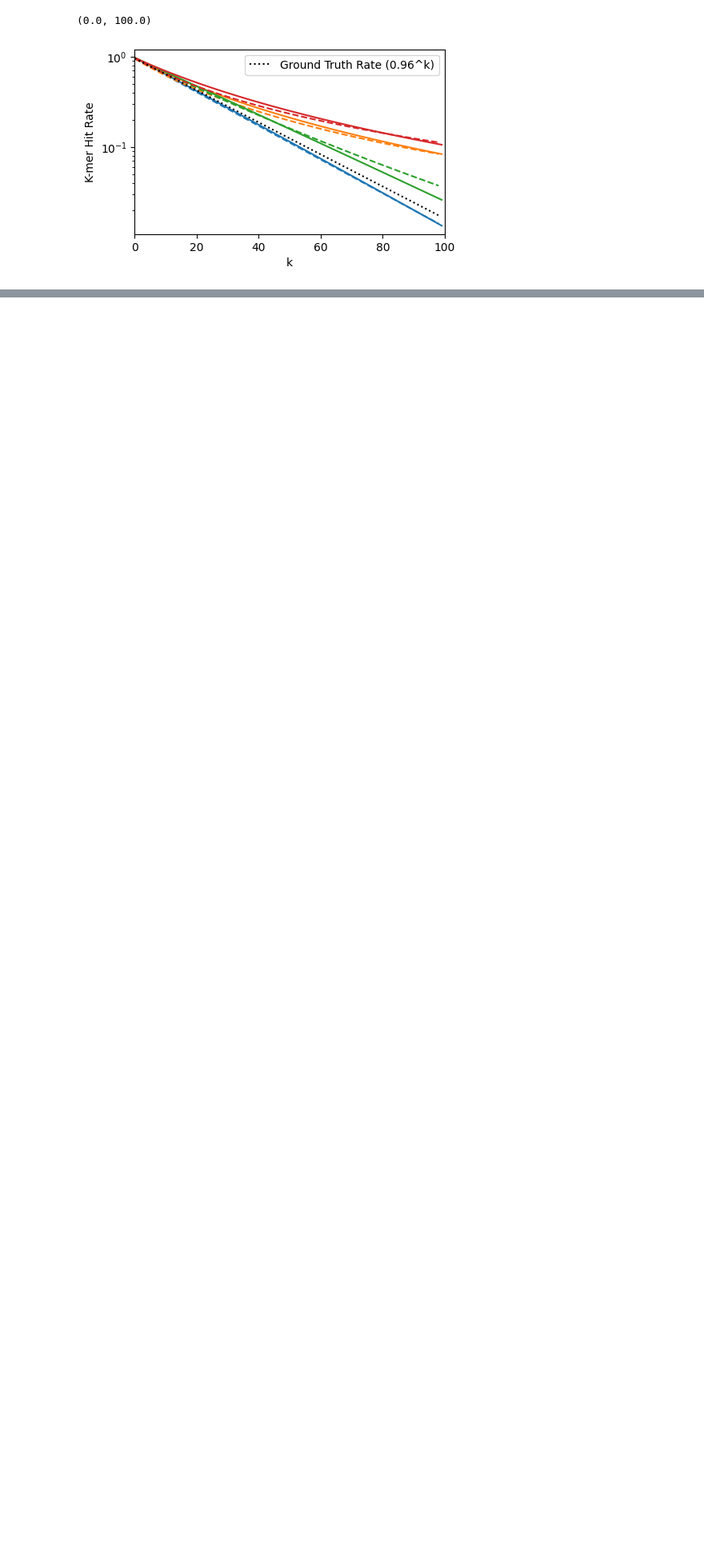
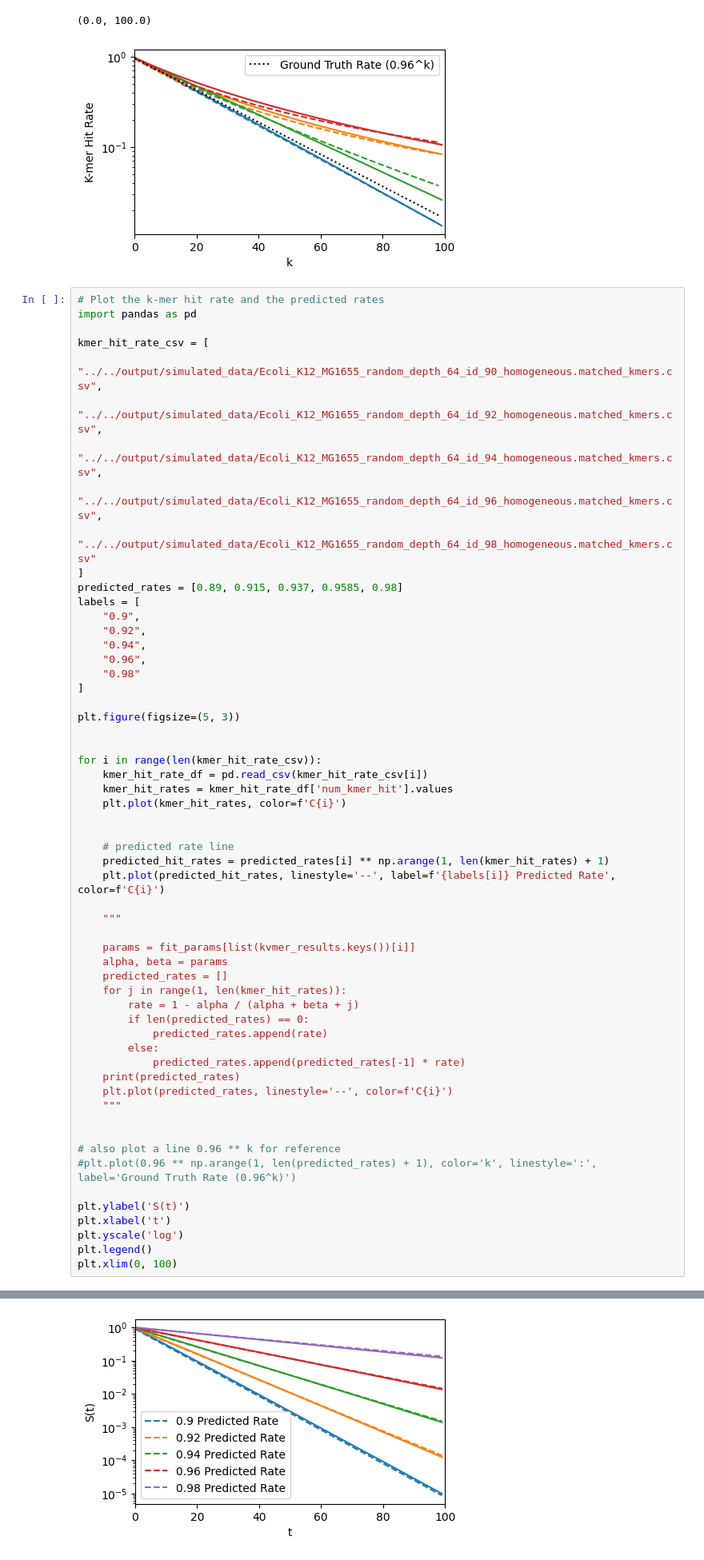
Before and after one commit to GZHoffie/skiver-test, a Jupyter notebook: experiments/counting_error_free_kmers/plot_results.ipynb, the cells around one changed output, grey strips where cells are left out. Shown at 80% size. Drawn from its saved outputs; the diff is of its cells as text; blank space fills up the shorter version.

```diff
--- a/experiments/counting_error_free_kmers/plot_results.ipynb
+++ b/experiments/counting_error_free_kmers/plot_results.ipynb
@@ -192,3 +192,61 @@ plt.xlim(0, 100)
 [0.9562322138548575, 0.9154466585850184, 0.8773710681505337, 0.8417640328207627, 0.8084108544483428, 0.7771200414586354, 0.7477203325894007, 0.7200581596909387, 0.6939954767213404, 0.6694078954505566, ...
 (0.0, 100.0)
 [figure]
+# %%
+# Plot the k-mer hit rate and the predicted rates
+import pandas as pd
+
+kmer_hit_rate_csv = [
+    "../../output/simulated_data/Ecoli_K12_MG1655_random_depth_64_id_90_homogeneous.matched_kmers.csv",
+    "../../output/simulated_data/Ecoli_K12_MG1655_random_depth_64_id_92_homogeneous.matched_kmers.csv",
+    "../../output/simulated_data/Ecoli_K12_MG1655_random_depth_64_id_94_homogeneous.matched_kmers.csv",
+    "../../output/simulated_data/Ecoli_K12_MG1655_random_depth_64_id_96_homogeneous.matched_kmers.csv",
+    "../../output/simulated_data/Ecoli_K12_MG1655_random_depth_64_id_98_homogeneous.matched_kmers.csv"
+]
+predicted_rates = [0.89, 0.915, 0.937, 0.9585, 0.98]
+labels = [
+    "0.9",
+    "0.92",
+    "0.94",
+    "0.96",
+    "0.98"
+]
+
+plt.figure(figsize=(5, 3))
+
+
+for i in range(len(kmer_hit_rate_csv)):
+    kmer_hit_rate_df = pd.read_csv(kmer_hit_rate_csv[i])
+    kmer_hit_rates = kmer_hit_rate_df['num_kmer_hit'].values
+    plt.plot(kmer_hit_rates, color=f'C{i}')
+
+
+    # predicted rate line
+    predicted_hit_rates = predicted_rates[i] ** np.arange(1, len(kmer_hit_rates) + 1)
+    plt.plot(predicted_hit_rates, linestyle='--', label=f'{labels[i]} Predicted Rate', color=f'C{i}')
+
+    """
+
+    params = fit_params[list(kvmer_results.keys())[i]]
+    alpha, beta = params
+    predicted_rates = []
+    for j in range(1, len(kmer_hit_rates)):
+        rate = 1 - alpha / (alpha + beta + j)
+        if len(predicted_rates) == 0:
+            predicted_rates.append(rate)
+        else:
+            predicted_rates.append(predicted_rates[-1] * rate)
+    print(predicted_rates)
+    plt.plot(predicted_rates, linestyle='--', color=f'C{i}')
+    """
+
+
+# also plot a line 0.96 ** k for reference
+#plt.plot(0.96 ** np.arange(1, len(predicted_rates) + 1), color='k', linestyle=':', label='Ground Truth Rate (0.96^k)')
+
+plt.ylabel('S(t)')
+plt.xlabel('t')
+plt.yscale('log')
+plt.legend()
+plt.xlim(0, 100)
+# %% [output]
@@ -195,3 +254,4 @@ plt.xlim(0, 100)
+[figure, added]
 # %%
 len(predicted_rates)
 # %% [output]
```
Also changed, not shown: parts of 8 cells of this notebook, 11 other files.
